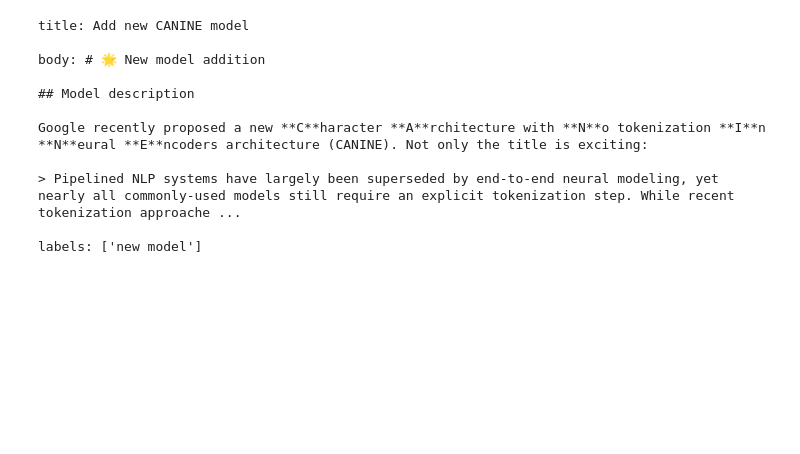
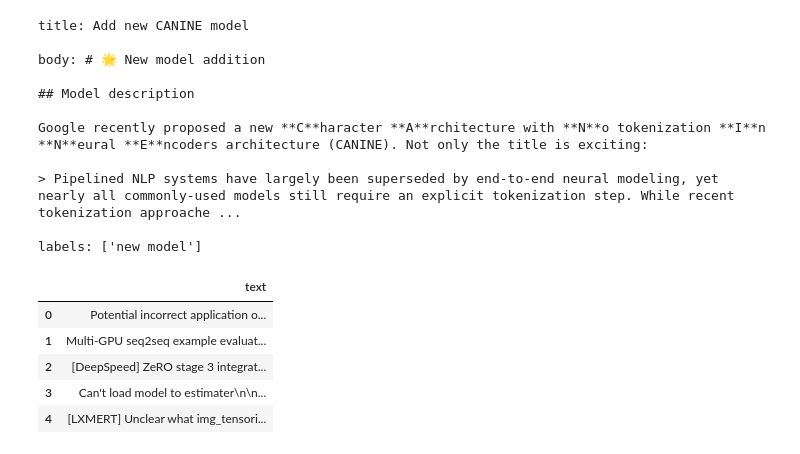
Before and after one commit to ThinamXx/Transformers_NLP, a Jupyter notebook: 02. NLP with Transformers/09. Dealing with Labels/FewLabels.ipynb, the cells around one changed output. Cells and saved outputs as stored; diff of their text form; code cells hidden in the pictures; blank space fills up the shorter version.

```diff
--- a/02. NLP with Transformers/09. Dealing with Labels/FewLabels.ipynb
+++ b/02. NLP with Transformers/09. Dealing with Labels/FewLabels.ipynb
@@ -160,3 +163,14 @@ Google recently proposed a new **C**haracter **A**rchitecture with **N**o tokeni
 > Pipelined NLP systems have largely been superseded by end-to-end neural modeling, yet nearly all commonly-used models still require an explicit tokenization step. While recent tokenization approache ...
 
 labels: ['new model']
+# %%
+#@ PREPARING TEXT COLUMNS:
+df_issues["text"] = (df_issues.apply(lambda x: x["title"] + "\n\n" + x["body"], axis=1))    # Creating text column.
+df_issues[["text"]].head()
+# %% [output]
+|  | text |
+| 0 | Potential incorrect application o... |
+| 1 | Multi-GPU seq2seq example evaluat... |
+| 2 | [DeepSpeed] ZeRO stage 3 integrat... |
+| 3 | Can't load model to estimater\n\n... |
+| 4 | [LXMERT] Unclear what img_tensori... |
```
Also changed, not shown: parts of 6 cells of this notebook.
